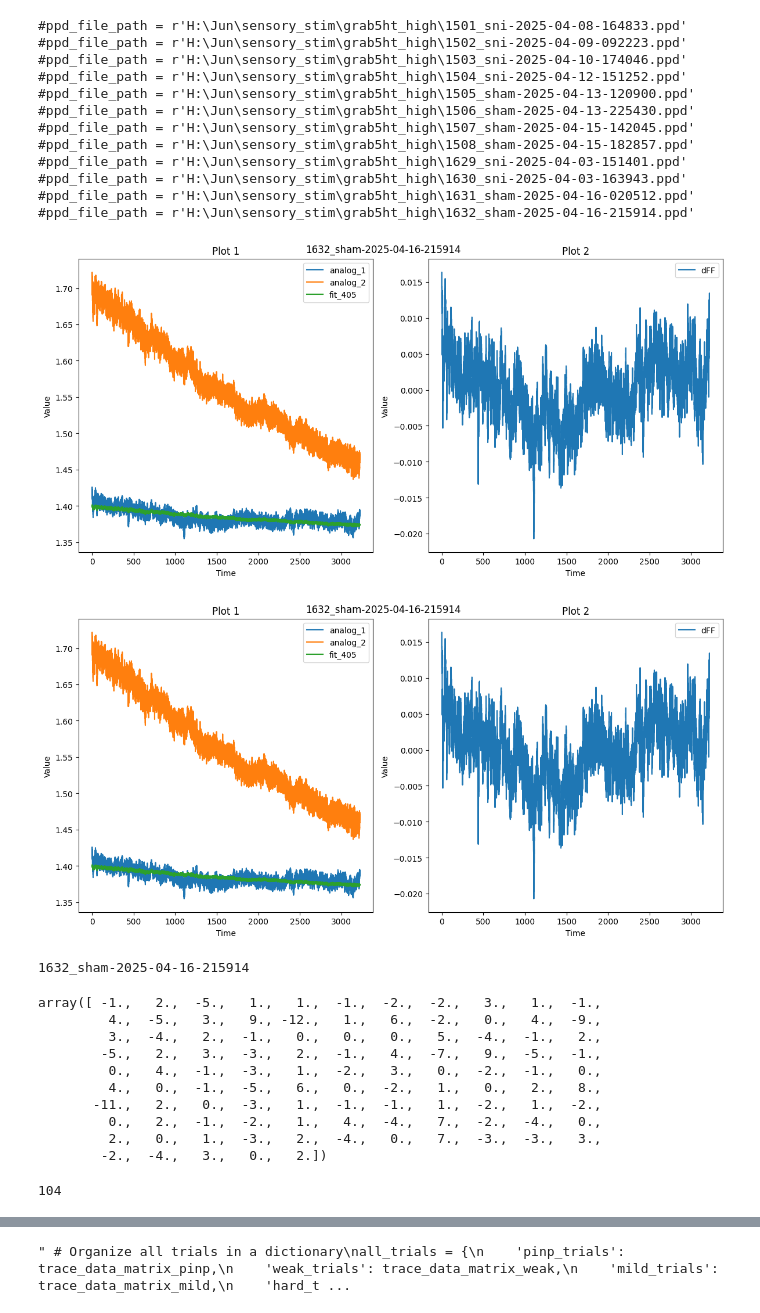
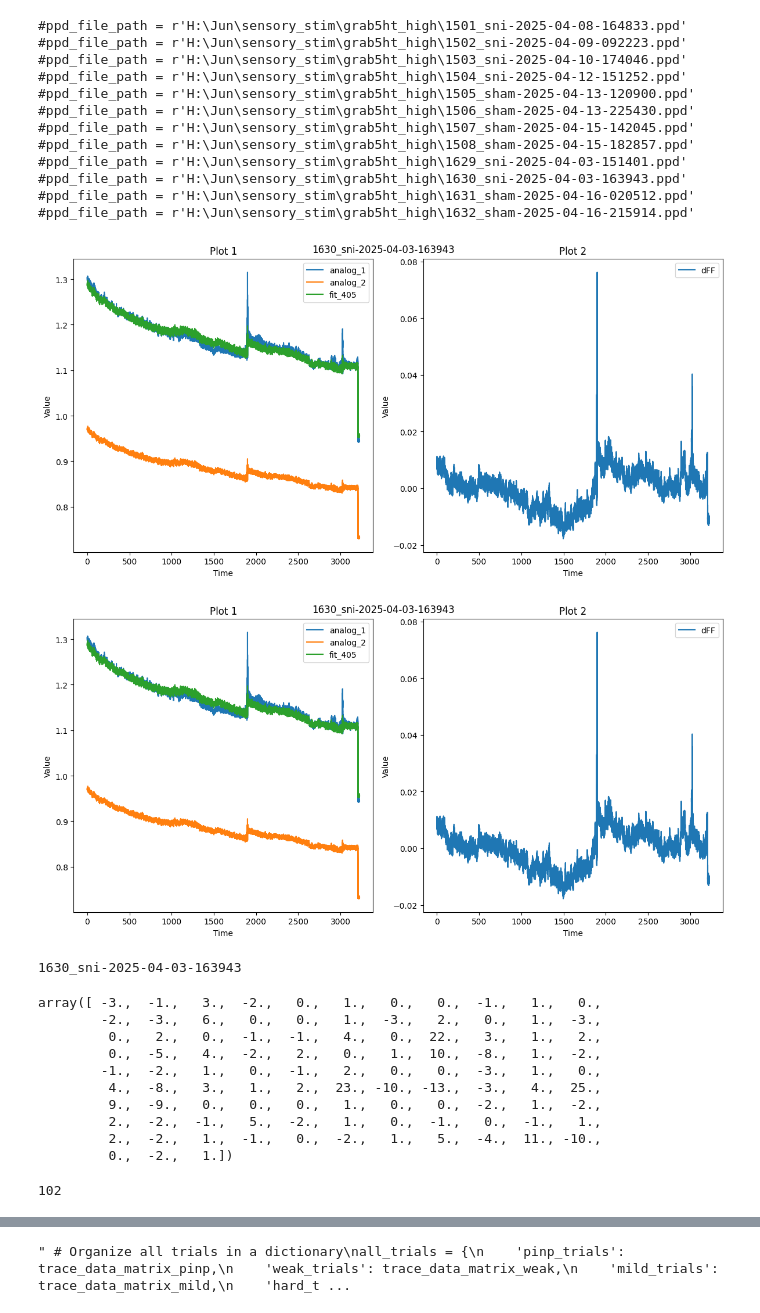
Before and after one commit to junhuang7/nevian_lab, a Jupyter notebook: sensory_stim_analysis/sens_FP_analysis-single.ipynb, the cells around one changed output, grey strips where cells are left out. Drawn from its saved outputs; the diff is of its cells as text; code cells hidden in the pictures.

```diff
--- a/sensory_stim_analysis/sens_FP_analysis-single.ipynb
+++ b/sensory_stim_analysis/sens_FP_analysis-single.ipynb
@@ -112,9 +112,9 @@ sampling_rate = 130
 #ppd_file_path = r'H:\Jun\sensory_stim\grab5ht_high\1507_sham-2025-04-15-142045.ppd'
 #ppd_file_path = r'H:\Jun\sensory_stim\grab5ht_high\1508_sham-2025-04-15-182857.ppd'
 #ppd_file_path = r'H:\Jun\sensory_stim\grab5ht_high\1629_sni-2025-04-03-151401.ppd'
-#ppd_file_path = r'H:\Jun\sensory_stim\grab5ht_high\1630_sni-2025-04-03-163943.ppd'
+ppd_file_path = r'H:\Jun\sensory_stim\grab5ht_high\1630_sni-2025-04-03-163943.ppd'
 #ppd_file_path = r'H:\Jun\sensory_stim\grab5ht_high\1631_sham-2025-04-16-020512.ppd'
-ppd_file_path = r'H:\Jun\sensory_stim\grab5ht_high\1632_sham-2025-04-16-215914.ppd'
+#ppd_file_path = r'H:\Jun\sensory_stim\grab5ht_high\1632_sham-2025-04-16-215914.ppd'
 
 # Extract the filename without the extension
 filename = os.path.splitext(os.path.basename(ppd_file_path))[0]
@@ -238,59 +238,59 @@ ax2.legend()
 plt.tight_layout()
 
 # Set the figure title
 fig.suptitle(filename)
 
 # Save the figure as PNG with 300 dpi
 save_path = os.path.join(os.path.dirname(ppd_file_path), filename + '.png')
 fig.savefig(save_path, dpi=300)
 
 # Display the plots
 plt.show()
 
 
 # Index of np.diff(data['digital_1']) bigger than 0.5 or smaller than -0.5
 index_on = np.where(np.diff(data['digital_1']) > 0.5)
 index_on = np.array(index_on)
 
 index_off = np.where(np.diff(data['digital_1']) < -0.5)
 index_off = np.array(index_off)
 
 ttl_duration = index_off - index_on
 
 indexes_to_remove = np.where(ttl_duration[0] < 20)
 
 index_on_new = np.delete(index_on, indexes_to_remove)
 index_off_new = np.delete(index_off, indexes_to_remove)
 ttl_duration_new = np.delete(ttl_duration, indexes_to_remove)
 
 time_on_new = index_on_new/sampling_rate
 # %% [output]
-[figure, old version]
+[figure, new version]
-[figure, old version]
+[figure, new version]
 # %%
 vector = np.arange(index_on_new[0], index_on_new[0]+len(index_on_new)/2*60*130, 30*130)
 print(filename)
 np.round((index_on_new-vector)/130)
 mouse_name = filename[:9]
 # %% [output]
-1632_sham-2025-04-16-215914
+1630_sni-2025-04-03-163943
 # %%
 np.diff(np.round(time_on_new))-30
 # %% [output]
-array([ -1.,   2.,  -5.,   1.,   1.,  -1.,  -2.,  -2.,   3.,   1.,  -1.,
-         4.,  -5.,   3.,   9., -12.,   1.,   6.,  -2.,   0.,   4.,  -9.,
-         3.,  -4.,   2.,  -1.,   0.,   0.,   0.,   5.,  -4.,  -1.,   2.,
-        -5.,   2.,   3.,  -3.,   2.,  -1.,   4.,  -7.,   9.,  -5.,  -1.,
-         0.,   4.,  -1.,  -3.,   1.,  -2.,   3.,   0.,  -2.,  -1.,   0.,
-         4.,   0.,  -1.,  -5.,   6.,   0.,  -2.,   1.,   0.,   2.,   8.,
-       -11.,   2.,   0.,  -3.,   1.,  -1.,  -1.,   1.,  -2.,   1.,  -2.,
-         0.,   2.,  -1.,  -2.,   1.,   4.,  -4.,   7.,  -2.,  -4.,   0.,
-         2.,   0.,   1.,  -3.,   2.,  -4.,   0.,   7.,  -3.,  -3.,   3.,
-        -2.,  -4.,   3.,   0.,   2.])
+array([ -3.,  -1.,   3.,  -2.,   0.,   1.,   0.,   0.,  -1.,   1.,   0.,
+        -2.,  -3.,   6.,   0.,   0.,   1.,  -3.,   2.,   0.,   1.,  -3.,
+         0.,   2.,   0.,  -1.,  -1.,   4.,   0.,  22.,   3.,   1.,   2.,
+         0.,  -5.,   4.,  -2.,   2.,   0.,   1.,  10.,  -8.,   1.,  -2.,
+        -1.,  -2.,   1.,   0.,  -1.,   2.,   0.,   0.,  -3.,   1.,   0.,
+         4.,  -8.,   3.,   1.,   2.,  23., -10., -13.,  -3.,   4.,  25.,
+         9.,  -9.,   0.,   0.,   0.,   1.,   0.,   0.,  -2.,   1.,  -2.,
+         2.,  -2.,  -1.,   5.,  -2.,   1.,   0.,  -1.,   0.,  -1.,   1.,
+         2.,  -2.,   1.,  -1.,   0.,  -2.,   1.,   5.,  -4.,  11., -10.,
+         0.,  -2.,   1.])
 # %%
 len(np.diff(np.round(time_on_new)) - 30)
 # %% [output]
-104
+102
 # %%
 np.where(np.round((index_on_new-vector)/130)>20)
 # %% [output]
```
Also changed, not shown: parts of 4 cells of this notebook.
